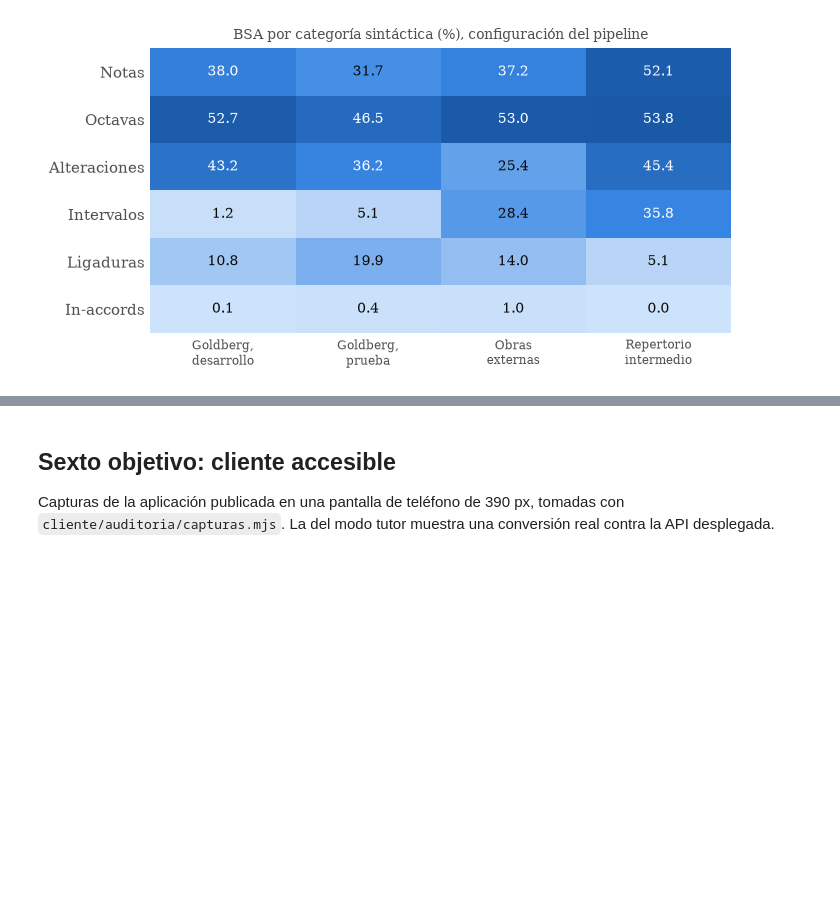
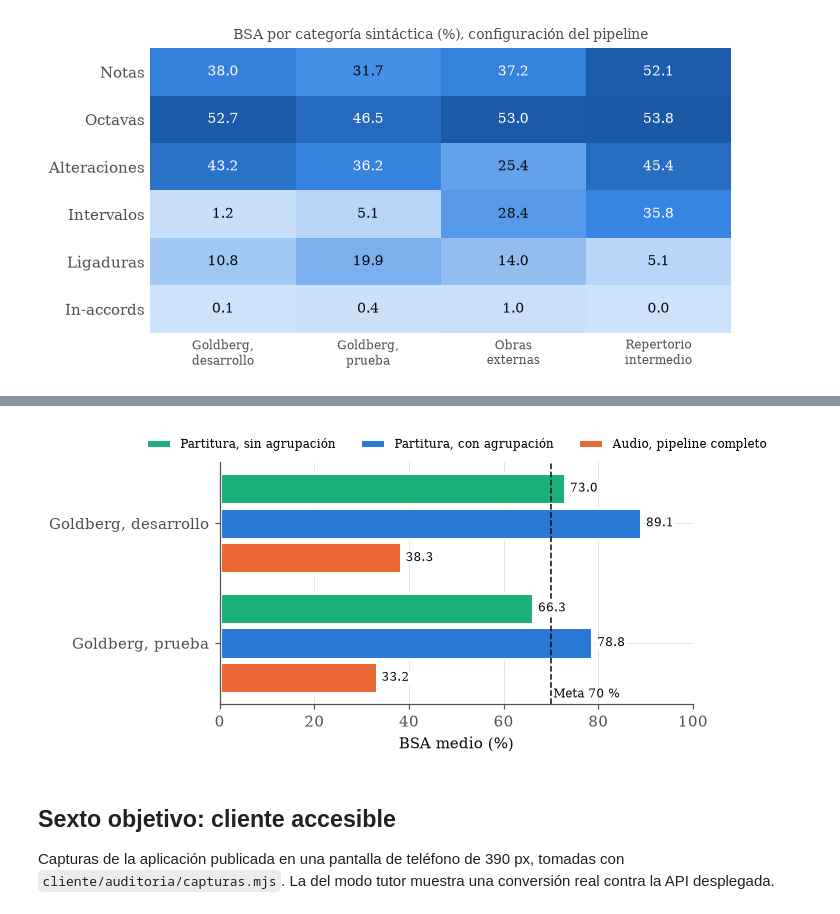
Before and after one commit to G2309/amt-braille-translator, a Jupyter notebook: notebooks/resultados-figuras.ipynb, the cells around one changed output, grey strips where cells are left out. Saved outputs shown, nothing was run; the diff lists cells and outputs as text; code cells hidden in the pictures; blank space fills up the shorter version.

```diff
--- a/notebooks/resultados-figuras.ipynb
+++ b/notebooks/resultados-figuras.ipynb
@@ -304,3 +322,28 @@ m.round(1)
+# %%
+t = pd.read_csv(R / "oe5_techo_traductor.csv")
+d = pd.read_csv(R / "oe5_desglose.csv")
+audio = d[(d["configuracion"] == "pipeline") & d["conjunto"].isin(["desarrollo", "prueba"])].groupby("conjunto")["bsa"].mean() * 100
+partes = ["desarrollo", "prueba"]
+valores = [("Partitura, sin agrupación", t.groupby("particion")["bsa_sin_agrupacion"].mean() * 100, AQUA),
+           ("Partitura, con agrupación", t.groupby("particion")["bsa_con_agrupacion"].mean() * 100, AZUL),
+           ("Audio, pipeline completo", audio, NARANJA)]
+fig, ax = plt.subplots(figsize=(6.5, 3.2))
+alto = 0.26
+for k, (nombre, serie, color) in enumerate(valores):
+    pos = [y + (k - 1) * (alto + 0.03) for y in range(len(partes))]
+    ax.barh(pos, serie.reindex(partes), height=alto, color=color, edgecolor="white", linewidth=2, label=nombre)
+    for y, v in zip(pos, serie.reindex(partes)):
+        ax.text(v + 1, y, f"{v:.1f}", va="center", fontsize=8, color=TINTA, bbox=dict(facecolor="white", edgecolor="none", pad=0.6))
+ax.axvline(70, color=TINTA, linestyle="--", linewidth=1)
+ax.text(70.5, 1.48, "Meta 70 %", fontsize=8, color=TINTA, va="bottom")
+ax.set_yticks(range(len(partes)), ["Goldberg, desarrollo", "Goldberg, prueba"])
+ax.invert_yaxis()
+ax.set_xlim(0, 100)
+ax.set_xlabel("BSA medio (%)")
+ax.legend(loc="lower center", bbox_to_anchor=(0.5, 1.0), ncols=3, fontsize=8)
+guardar(fig, "oe5_partitura_vs_audio")
+# %% [output]
+[figure, added]
 # %% [markdown]
 ## Sexto objetivo: cliente accesible
 
```
Also changed, not shown: parts of 1 cell of this notebook, 7 other files.
